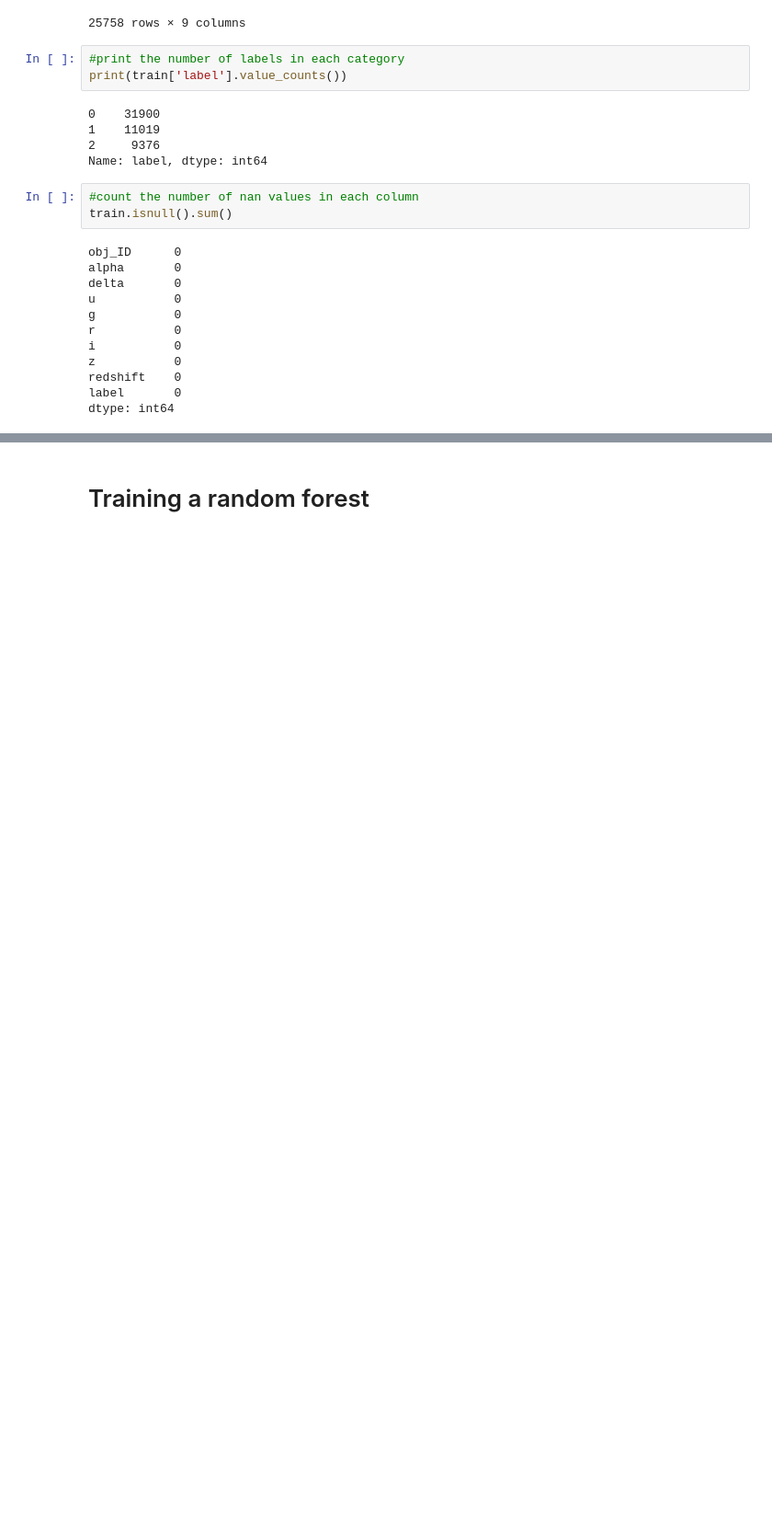
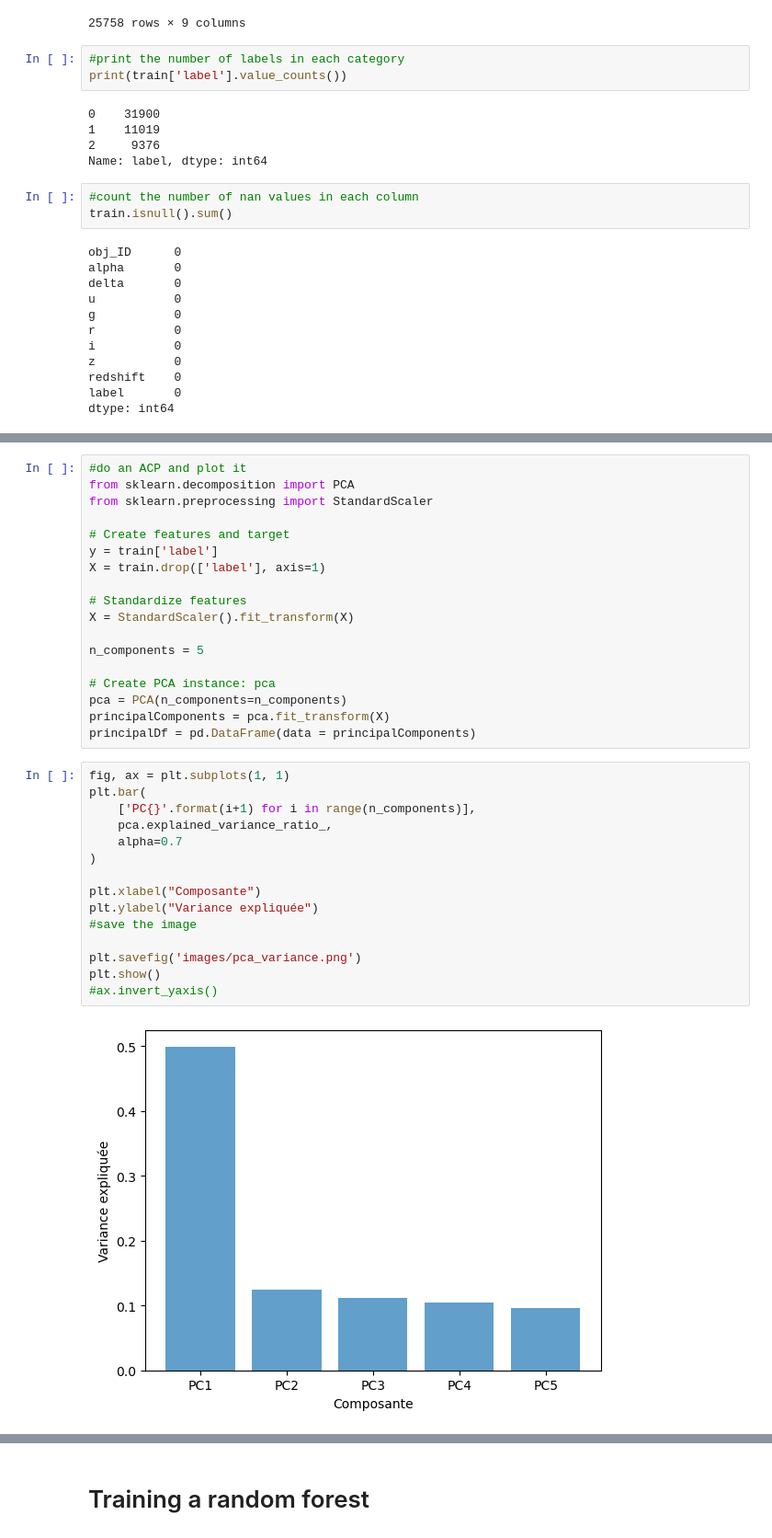
Before and after one commit to pierrecavalier/Data_Challenge, a Jupyter notebook: Classification d'objets célestes/Notebook Pierre.ipynb, the cells around one changed output, grey strips where cells are left out. Shown at 92% size. Cells and saved outputs as stored; diff of their text form; blank space fills up the shorter version.

```diff
--- a/Classification d'objets célestes/Notebook Pierre.ipynb
+++ b/Classification d'objets célestes/Notebook Pierre.ipynb
@@ -67,0 +161,35 @@ dtype: int64
+# %%
+#do an ACP and plot it
+from sklearn.decomposition import PCA
+from sklearn.preprocessing import StandardScaler
+
+# Create features and target
+y = train['label']
+X = train.drop(['label'], axis=1)
+
+# Standardize features
+X = StandardScaler().fit_transform(X)
+
+n_components = 5
+
+# Create PCA instance: pca
+pca = PCA(n_components=n_components)
+principalComponents = pca.fit_transform(X)
+principalDf = pd.DataFrame(data = principalComponents)
+# %%
+fig, ax = plt.subplots(1, 1)
+plt.bar(
+    ['PC{}'.format(i+1) for i in range(n_components)],
+    pca.explained_variance_ratio_,
+    alpha=0.7
+)
+
+plt.xlabel("Composante")
+plt.ylabel("Variance expliquée")
+#save the image
+
+plt.savefig('images/pca_variance.png')
+plt.show()
+#ax.invert_yaxis()
+# %% [output]
+[figure, added]
```
Also changed, not shown: parts of 24 cells of this notebook, 12 other files.
